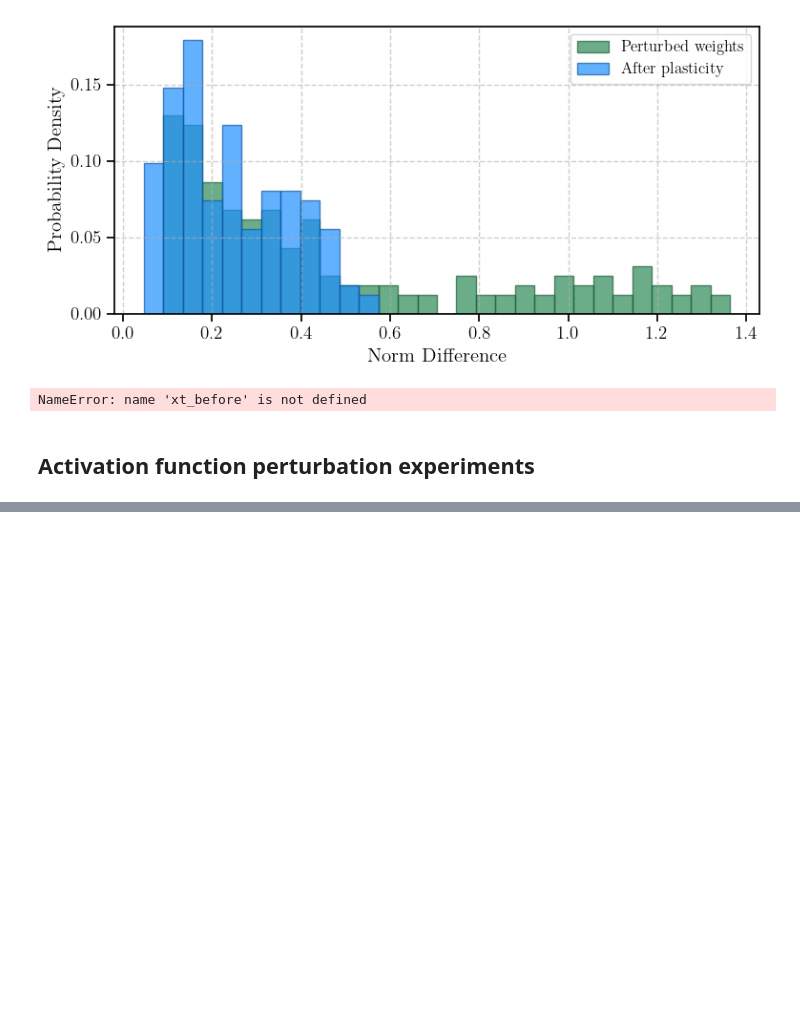
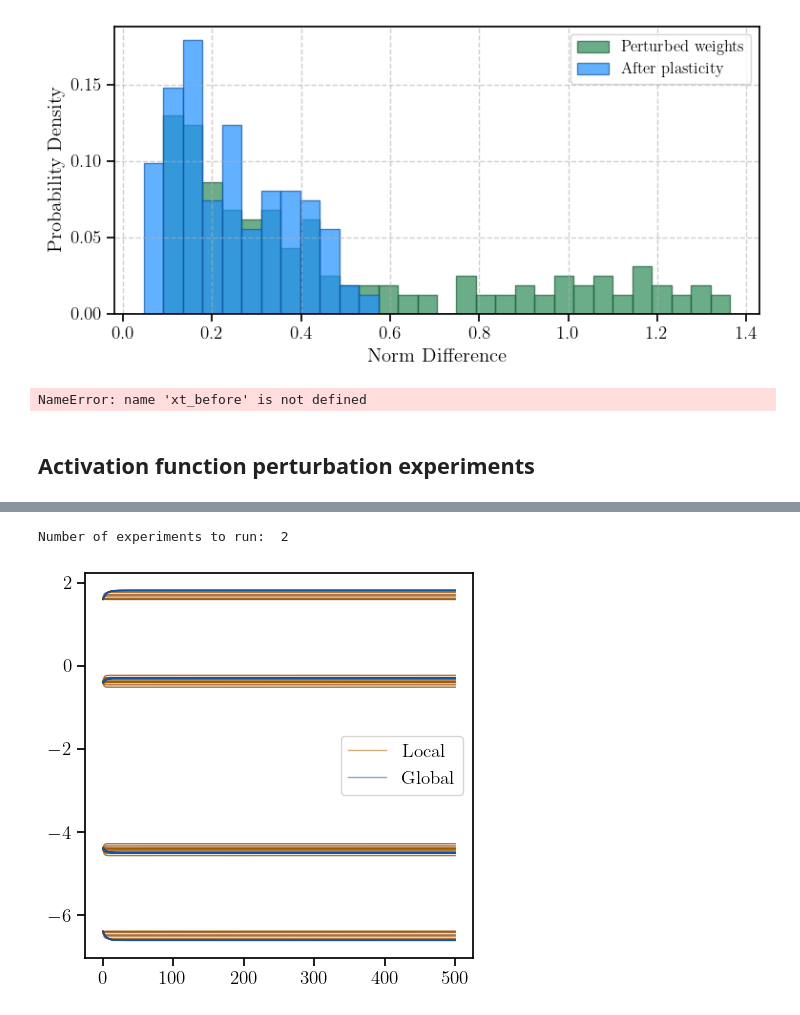
Before and after one commit to Asagodi/topological_diversity, a Jupyter notebook: Stability/homeostasis/plasticity.ipynb, the cells around one changed output, grey strips where cells are left out. Cells and saved outputs as stored; diff of their text form; code cells hidden in the pictures; blank space fills up the shorter version.

Commit message:
activation funciton perturbation learning experiments

```diff
--- a/Stability/homeostasis/plasticity.ipynb
+++ b/Stability/homeostasis/plasticity.ipynb
@@ -874,0 +1169,33 @@ pert_sols_proj2 = pca.transform(pert_sols.reshape(-1, N)).reshape(pert_sols.shap
+# %%
+scalar_sigma_W_values = [.0]
+lambda_W_values = [1]
+vel_constant_list = [0]
+tau_W_values = [1]
+damping_W_values = [0]
+W_epsilon_values = [0.]
+local_values = [True, False]
+
+maxT, tsteps = 500, 5001
+t = np.linspace(0, maxT, tsteps)
+from_og = False
+if from_og:
+    ref_invman = all_bumps
+else:
+    ref_invman = pert_sols[:,after_t,:]
+
+df = run_experiment(scalar_sigma_W_values, lambda_W_values, vel_constant_list, tau_W_values, damping_W_values, W_epsilon_values,
+                    local_values, all_bumps, #pert_sols[:,after_t,:],
+                    all_bumps[:1], W_sym, c_ff, W_asym, transfer_function=relu_plus_vf_fixed,
+                    tau=tau, maxT=maxT, tsteps=tsteps,
+                    randomseed=randomseed, filename="actfun_pert.pickle")
+
+sols_local = df[(df['local'] == True)].iloc[0]["xt"]
+sols_global = df[(df['local'] == False)].iloc[0]["xt"]
+weights_local = df[(df['local'] == True)].iloc[0]["Wt"]
+weights_global = df[(df['local'] == False)].iloc[0]["Wt"]
+# %% [output]
+Number of experiments to run:  2
+# %%
+plot_weight_matrix([weights_local[0], weights_global[0]], t, None, [noplast_av_color, plast_av_color], ["Local", "Global"], from_og)
+# %% [output]
+[figure, added]
```
Also changed, not shown: parts of 14 cells of this notebook.
